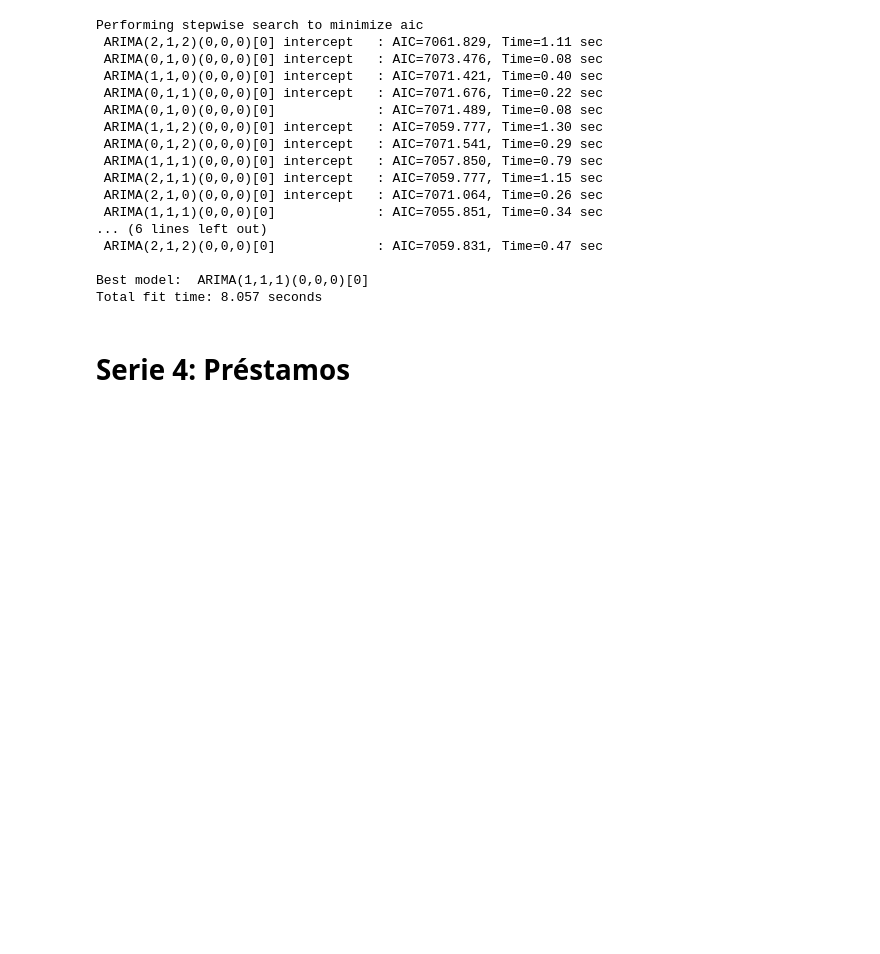
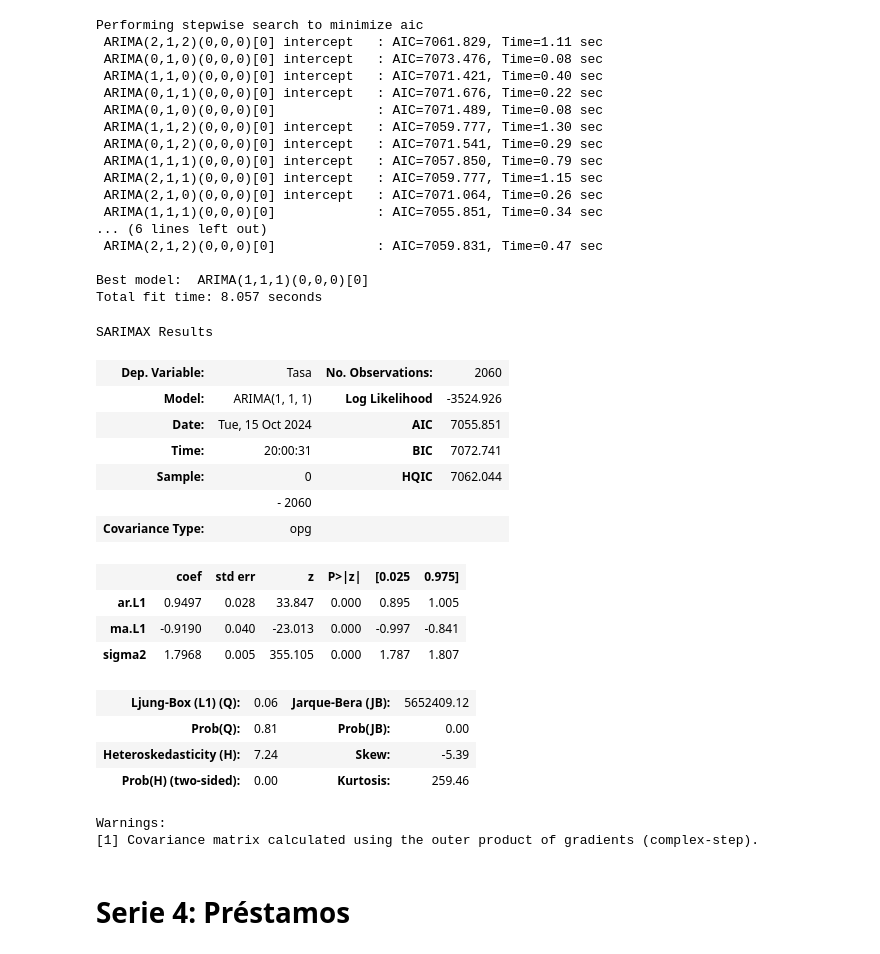
Before and after one commit to carrenogf/MCD-Series-Temporales, a Jupyter notebook: notebooks/prestamos.ipynb, the cells around one changed output. Cells and saved outputs as stored; diff of their text form; code cells hidden in the pictures; blank space fills up the shorter version.

Commit message:
Modelo arima sobre tasa

```diff
--- a/notebooks/prestamos.ipynb
+++ b/notebooks/prestamos.ipynb
@@ -80,6 +80,30 @@ Performing stepwise search to minimize aic
 
 Best model:  ARIMA(1,1,1)(0,0,0)[0]
 Total fit time: 8.057 seconds
+# %%
+modelo1 = sm.tsa.arima.ARIMA(df, order=(1,1,1))
+resultado1 = modelo1.fit()
+
+resultado1.summary()
+# %% [output]
+SARIMAX Results
+| Dep. Variable: | Tasa | No. Observations: | 2060 |
+| Model: | ARIMA(1, 1, 1) | Log Likelihood | -3524.926 |
+| Date: | Tue, 15 Oct 2024 | AIC | 7055.851 |
+| Time: | 20:00:31 | BIC | 7072.741 |
+| Sample: | 0 | HQIC | 7062.044 |
+|  | - 2060 |  |  |
+| Covariance Type: | opg |  |  |
+|  | coef | std err | z | P>|z| | [0.025 | 0.975] |
+| ar.L1 | 0.9497 | 0.028 | 33.847 | 0.000 | 0.895 | 1.005 |
+| ma.L1 | -0.9190 | 0.040 | -23.013 | 0.000 | -0.997 | -0.841 |
+| sigma2 | 1.7968 | 0.005 | 355.105 | 0.000 | 1.787 | 1.807 |
+| Ljung-Box (L1) (Q): | 0.06 | Jarque-Bera (JB): | 5652409.12 |
+| Prob(Q): | 0.81 | Prob(JB): | 0.00 |
+| Heteroskedasticity (H): | 7.24 | Skew: | -5.39 |
+| Prob(H) (two-sided): | 0.00 | Kurtosis: | 259.46 |
+Warnings:
+[1] Covariance matrix calculated using the outer product of gradients (complex-step).
 # %% [markdown]
 # Serie 4: Préstamos
 # %%
```
